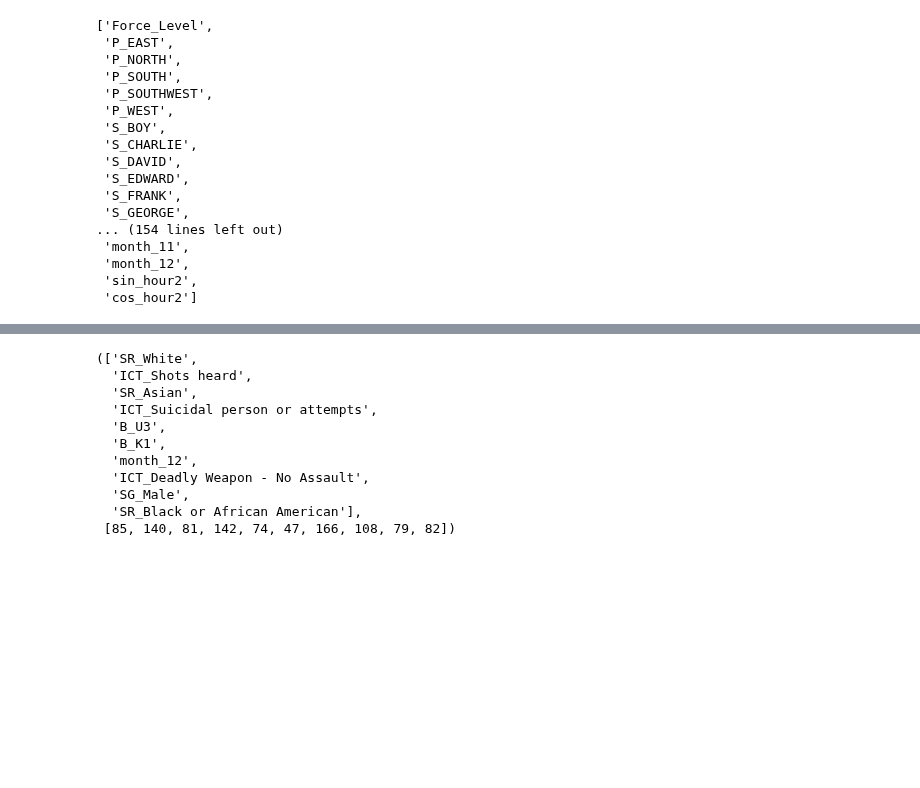
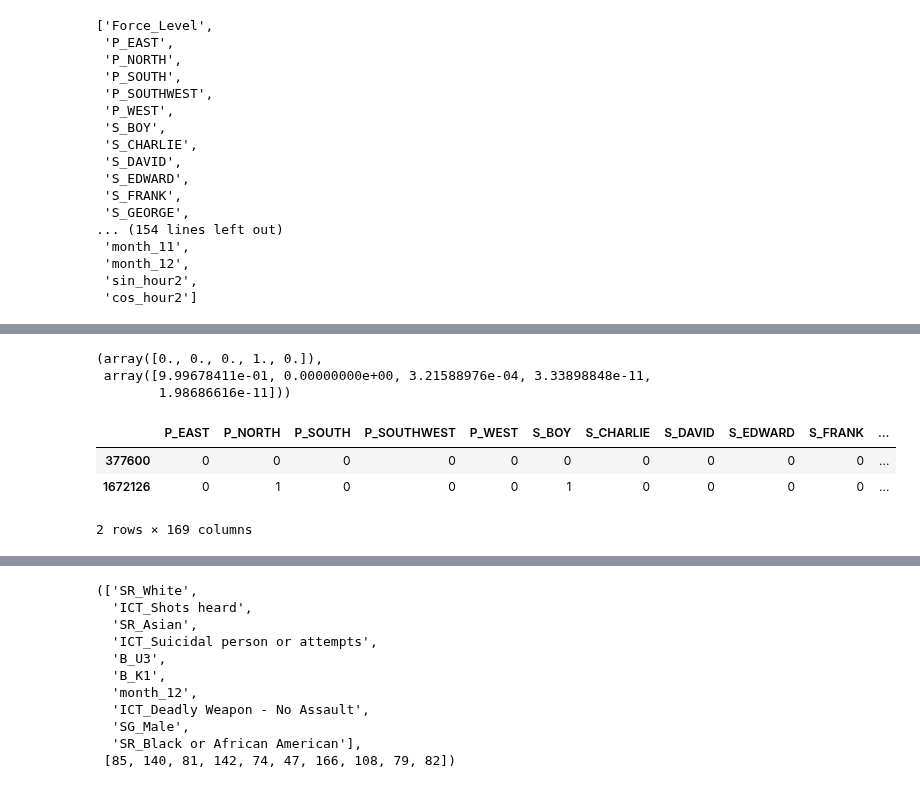
Before and after one commit to SarahMBurgart/use-of-force, a Jupyter notebook: Modeling.ipynb, the cells around one changed output, grey strips where cells are left out. Cells and saved outputs as stored; diff of their text form; code cells hidden in the pictures; blank space fills up the shorter version.

```diff
--- a/Modeling.ipynb
+++ b/Modeling.ipynb
@@ -276,0 +423,13 @@ gbc3 = pickle.load(open('gbc3.pkl', 'rb'))
+# %%
+px[12037], px[12038]
+# %% [output]
+(array([0., 0., 0., 1., 0.]),
+ array([9.99678411e-01, 0.00000000e+00, 3.21588976e-04, 3.33898848e-11,
+        1.98686616e-11]))
+# %%
+X.iloc[12037:12039, :]
+# %% [output]
+|  | P_EAST | P_NORTH | P_SOUTH | P_SOUTHWEST | P_WEST | S_BOY | S_CHARLIE | S_DAVID | S_EDWARD | S_FRANK | ... |
+| 377600 | 0 | 0 | 0 | 0 | 0 | 0 | 0 | 0 | 0 | 0 | ... |
+| 1672126 | 0 | 1 | 0 | 0 | 0 | 1 | 0 | 0 | 0 | 0 | ... |
+2 rows × 169 columns
```
Also changed, not shown: parts of 34 cells of this notebook.
